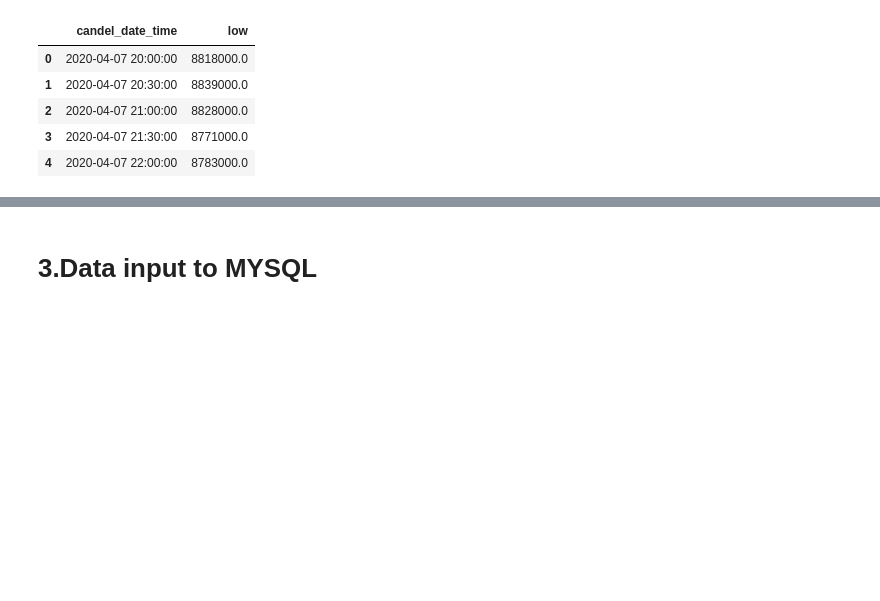
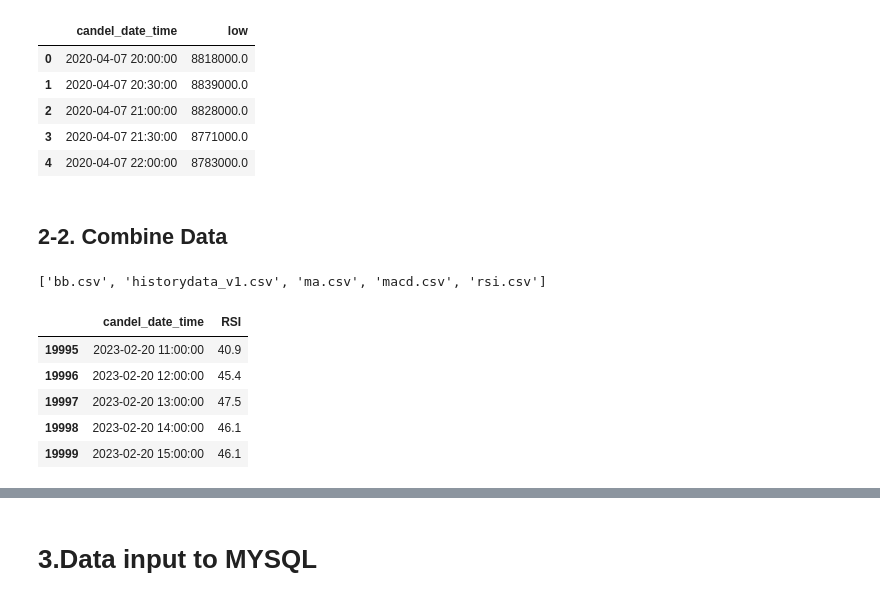
Before and after one commit to K-Digital-Coin/K-Digital_pjt_DA, a Jupyter notebook: DataPreprocessing.ipynb, the cells around one changed output, grey strips where cells are left out. Saved outputs shown, nothing was run; the diff lists cells and outputs as text; code cells hidden in the pictures; blank space fills up the shorter version.

```diff
--- a/DataPreprocessing.ipynb
+++ b/DataPreprocessing.ipynb
@@ -240,3 +243,11 @@ df[2].head()
 # %%
 for j in range(0,len(df),1):
     df[j].to_csv(str(bdf.columns[j])+'.csv',index=False,encoding='cp949')
+# %% [markdown]
+## 2-2. Combine Data
+# %%
+file_path = './data/'
+file_list = os.listdir(file_path)
+file_list
+# %% [output]
+['bb.csv', 'historydata_v1.csv', 'ma.csv', 'macd.csv', 'rsi.csv']
@@ -242,0 +261,9 @@ for j in range(0,len(df),1):
+# %%
+df_list[4].tail()
+# %% [output]
+|  | candel_date_time | RSI |
+| 19995 | 2023-02-20 11:00:00 | 40.9 |
+| 19996 | 2023-02-20 12:00:00 | 45.4 |
+| 19997 | 2023-02-20 13:00:00 | 47.5 |
+| 19998 | 2023-02-20 14:00:00 | 46.1 |
+| 19999 | 2023-02-20 15:00:00 | 46.1 |
```
Also changed, not shown: parts of 8 cells of this notebook, 13 other files.
